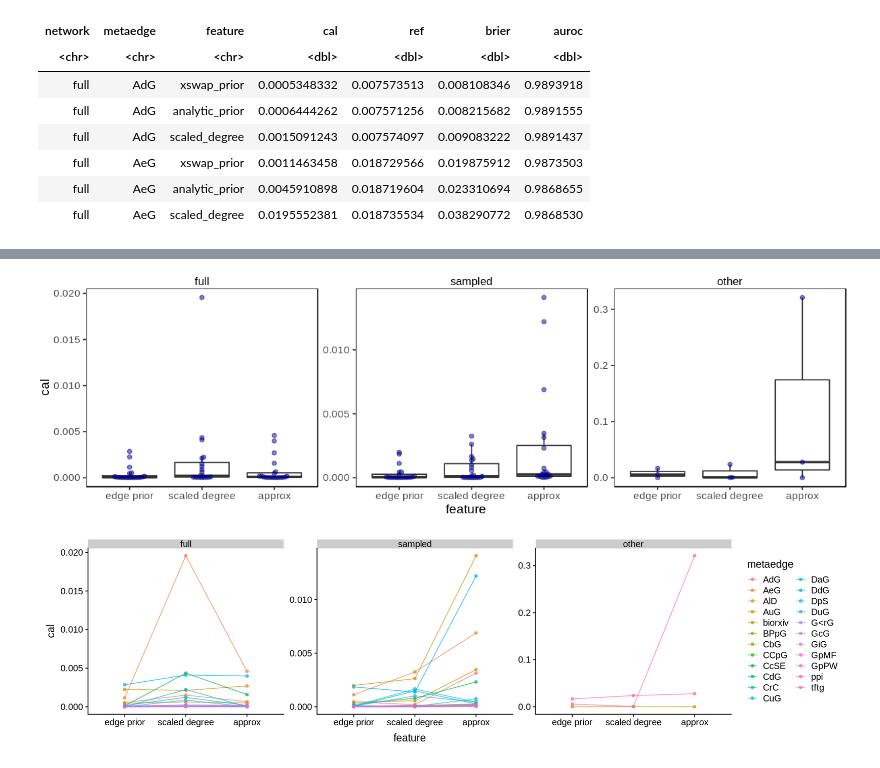
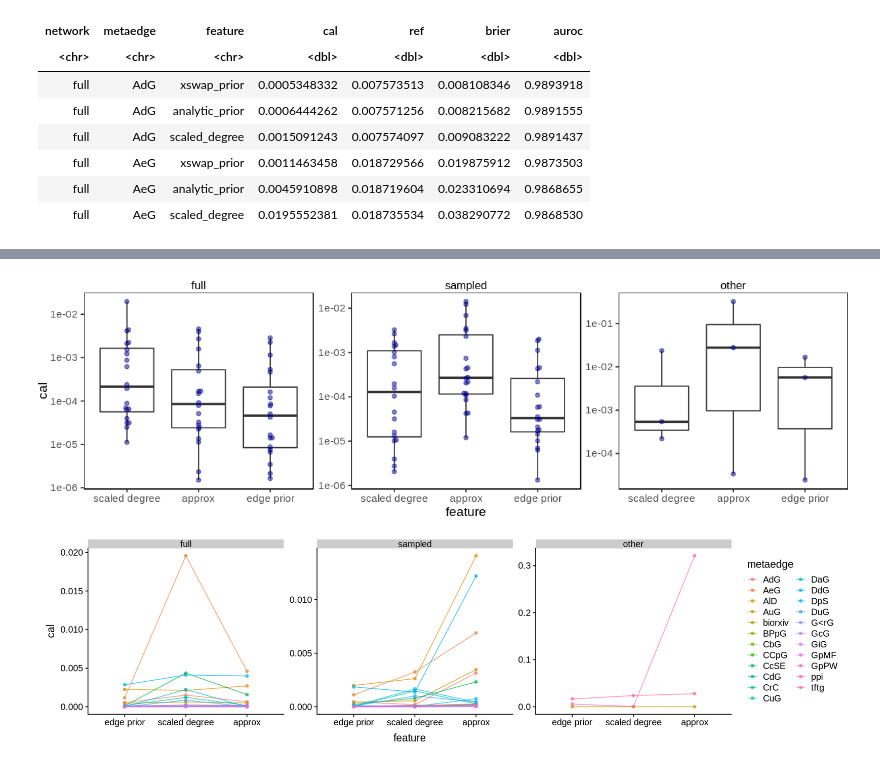
Before and after one commit to greenelab/xswap-analysis, a Jupyter notebook: nb/hetionet-prior/4.plot_results.ipynb, the cells around one changed output, grey strips where cells are left out. Cells and saved outputs as stored; diff of their text form; code cells hidden in the pictures.

```diff
--- a/nb/hetionet-prior/4.plot_results.ipynb
+++ b/nb/hetionet-prior/4.plot_results.ipynb
@@ -196,24 +152,26 @@ options(repr.plot.width=6, repr.plot.height=4)
 # %%
 options(repr.plot.width=10, repr.plot.height=3)
 
 all_cal <- (
     ggplot(metrics %>%
                mutate(
                    network = network %>% factor(levels = c('full', 'sampled', 'other')),
-                   feature = feature %>% recode_factor(xswap_prior = 'edge prior',
-                                                       scaled_degree = 'scaled degree',
-                                                       analytic_prior = 'approx'),
+                   feature = feature %>% recode_factor(scaled_degree = 'scaled degree',
+                                                       analytic_prior = 'approx',
+                                                       xswap_prior = 'edge prior'),
                ),
            aes(x = feature, y = cal))
     + facet_wrap(vars(network), scales = 'free_y')
     + geom_boxplot(outlier.shape = NA)
     + geom_beeswarm(alpha = 0.5, color = 'darkblue')
     + theme_zietzm()
+    + scale_y_log10()
+    + theme(plot.margin = unit(c(0.2, 0, 0, 0), "cm"))
 )
 
 all_cal
 # %% [output]
-[figure, old version]
+[figure, new version]
 # %%
 options(repr.plot.width=15, repr.plot.height=4)
 
```
Also changed, not shown: parts of 21 cells of this notebook, 3 other files.
